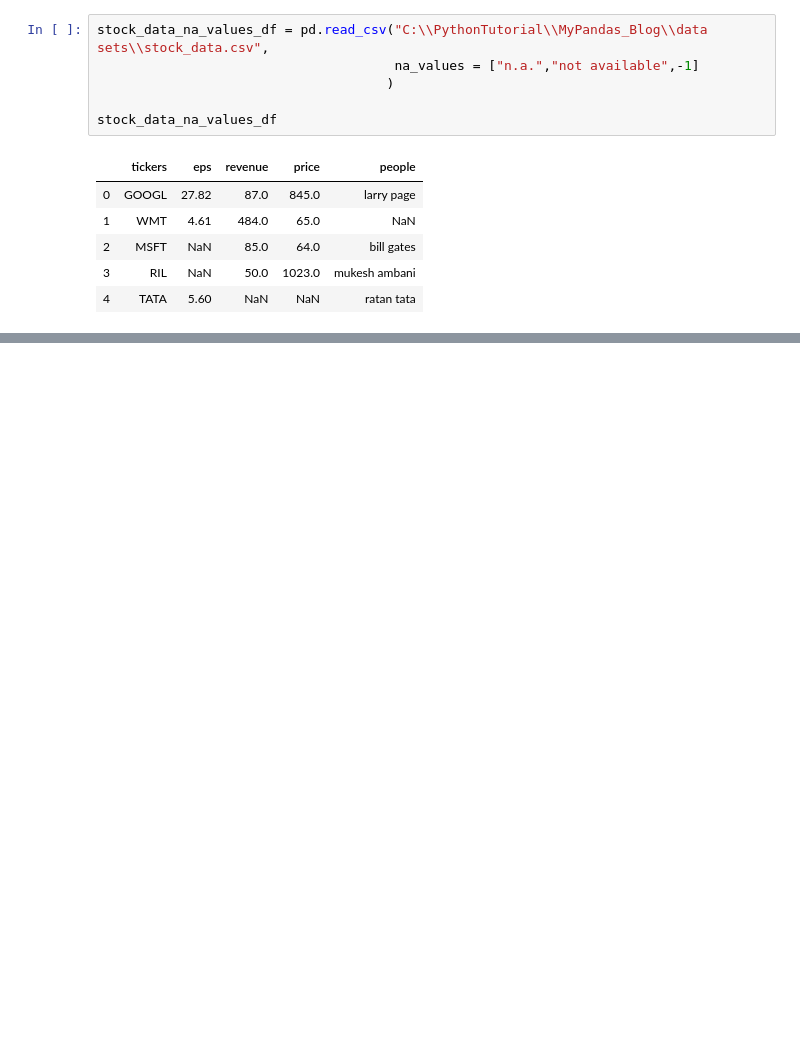
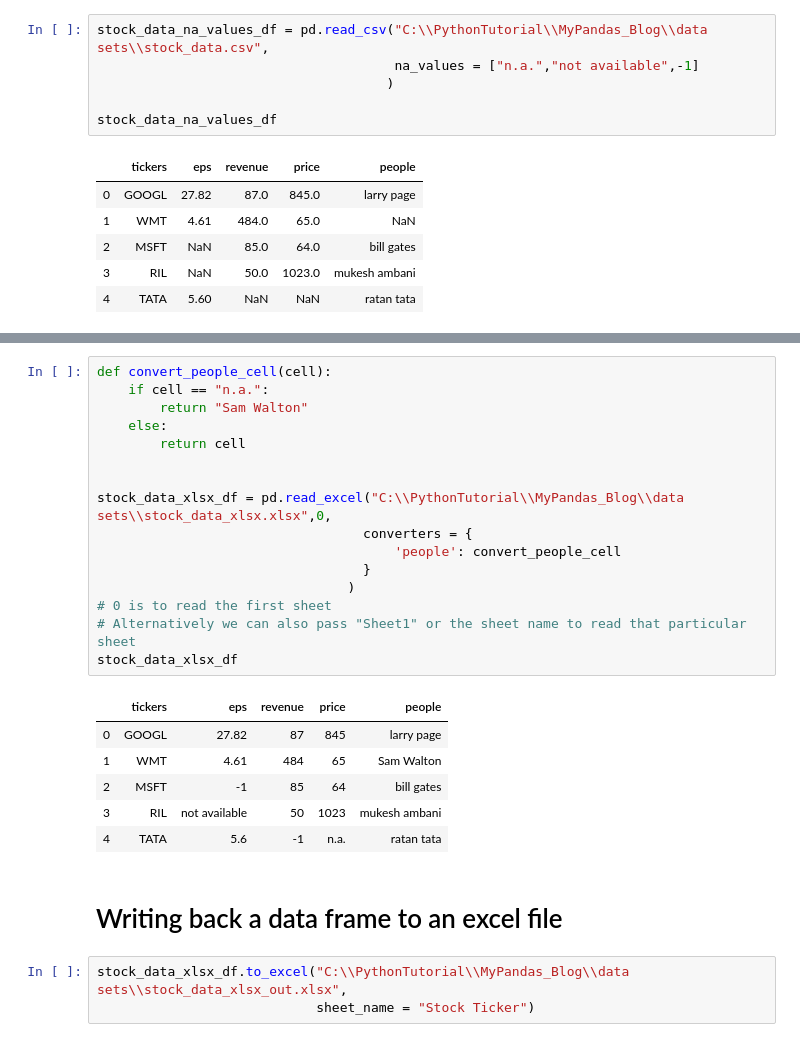
Before and after one commit to SUBHBHAT000/PandasSnippets, a Jupyter notebook: 3_Read_Write_Excel_CSV_file.ipynb, the cells around one changed output, grey strips where cells are left out. Cells and saved outputs as stored; diff of their text form; blank space fills up the shorter version.

```diff
--- a/3_Read_Write_Excel_CSV_file.ipynb
+++ b/3_Read_Write_Excel_CSV_file.ipynb
@@ -152,0 +268,28 @@ stock_data_na_values_df1
+# %%
+def convert_people_cell(cell):
+    if cell == "n.a.":
+        return "Sam Walton"
+    else:
+        return cell
+
+
+stock_data_xlsx_df = pd.read_excel("C:\\PythonTutorial\\MyPandas_Blog\\data sets\\stock_data_xlsx.xlsx",0,
+                                  converters = {
+                                      'people': convert_people_cell
+                                  }
+                                )
+# 0 is to read the first sheet
+# Alternatively we can also pass "Sheet1" or the sheet name to read that particular sheet
+stock_data_xlsx_df
+# %% [output]
+|  | tickers | eps | revenue | price | people |
+| 0 | GOOGL | 27.82 | 87 | 845 | larry page |
+| 1 | WMT | 4.61 | 484 | 65 | Sam Walton |
+| 2 | MSFT | -1 | 85 | 64 | bill gates |
+| 3 | RIL | not available | 50 | 1023 | mukesh ambani |
+| 4 | TATA | 5.6 | -1 | n.a. | ratan tata |
+# %% [markdown]
+# Writing back a data frame to an excel file
+# %%
+stock_data_xlsx_df.to_excel("C:\\PythonTutorial\\MyPandas_Blog\\data sets\\stock_data_xlsx_out.xlsx",
+                            sheet_name = "Stock Ticker")
```
Also changed, not shown: parts of 33 cells of this notebook, 9 other files.
